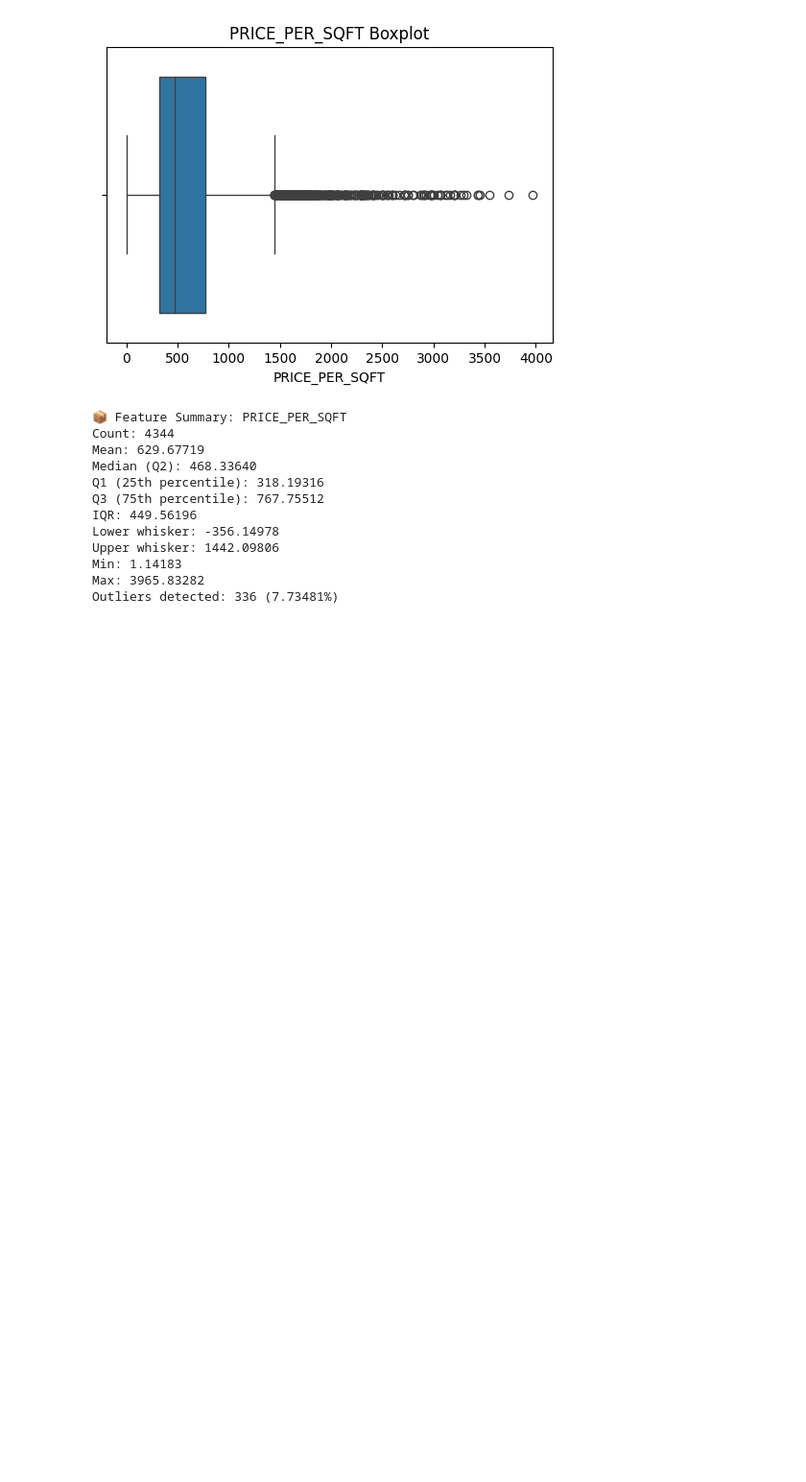
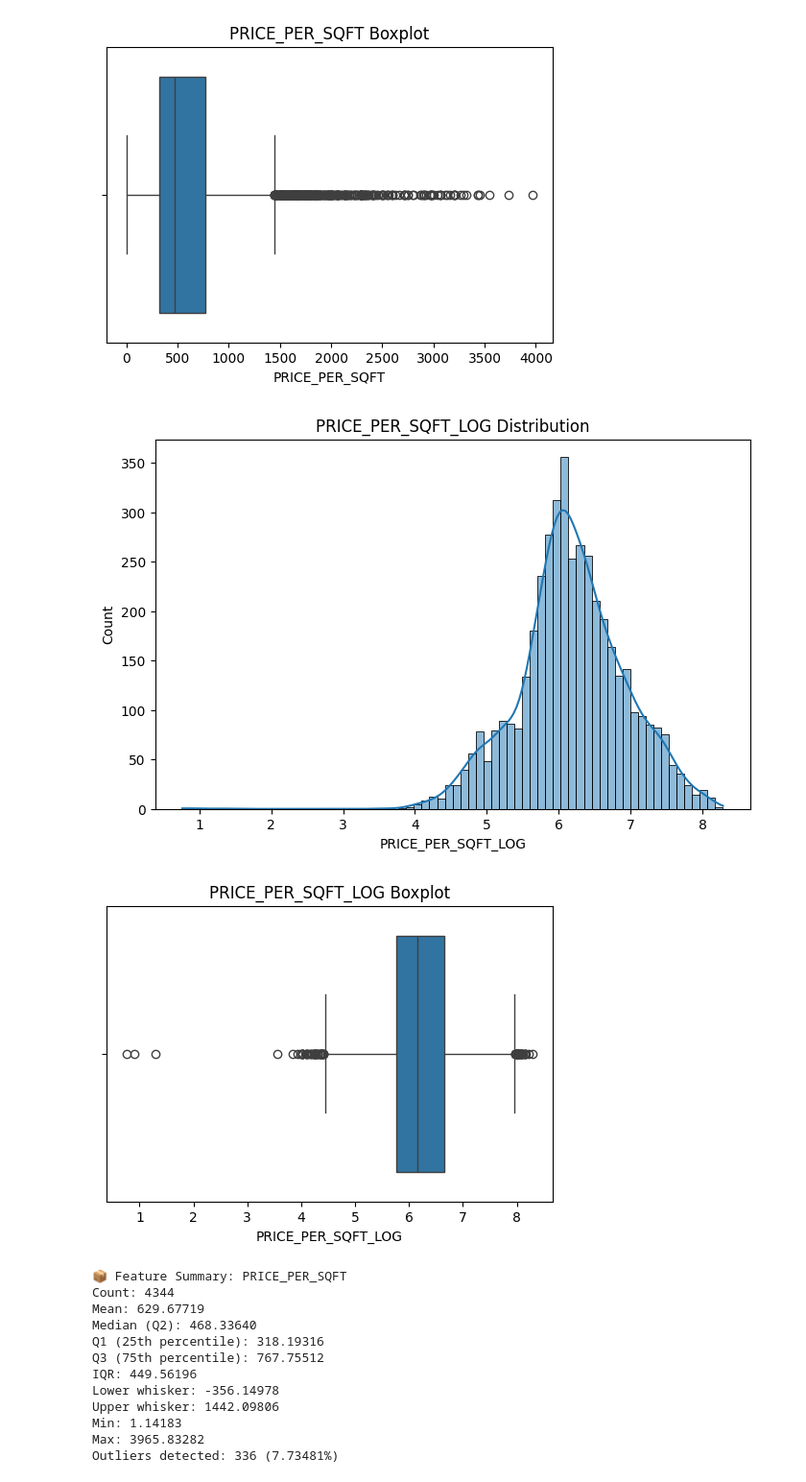
Before and after one commit to Presmanes3/ML_Pipeline, a Jupyter notebook: notebooks/01_data_exploration.ipynb, the cells around one changed output. Shown at 96% size. Cells and saved outputs as stored; diff of their text form; code cells hidden in the pictures; blank space fills up the shorter version.

```diff
--- a/notebooks/01_data_exploration.ipynb
+++ b/notebooks/01_data_exploration.ipynb
@@ -381,6 +389,19 @@ plt.show()
 # %% [output]
 [figure]
 [figure]
+# %%
+# Histogram and KDE plot for PRICE_PER_SQFT_LOG
+plt.figure(figsize=(8, 5))
+sns.histplot(df['PRICE_PER_SQFT_LOG'], kde=True)
+plt.title('PRICE_PER_SQFT_LOG Distribution')
+plt.show()
+plt.figure(figsize=(6,4))
+sns.boxplot(x=df["PRICE_PER_SQFT_LOG"])
+plt.title('PRICE_PER_SQFT_LOG Boxplot')
+plt.show()
+# %% [output]
+[figure, added]
+[figure, added]
 # %%
 feature_summary(df["PRICE_PER_SQFT"], "PRICE_PER_SQFT")
 # %% [output]
```
Also changed, not shown: parts of 20 cells of this notebook, 7 other files.
